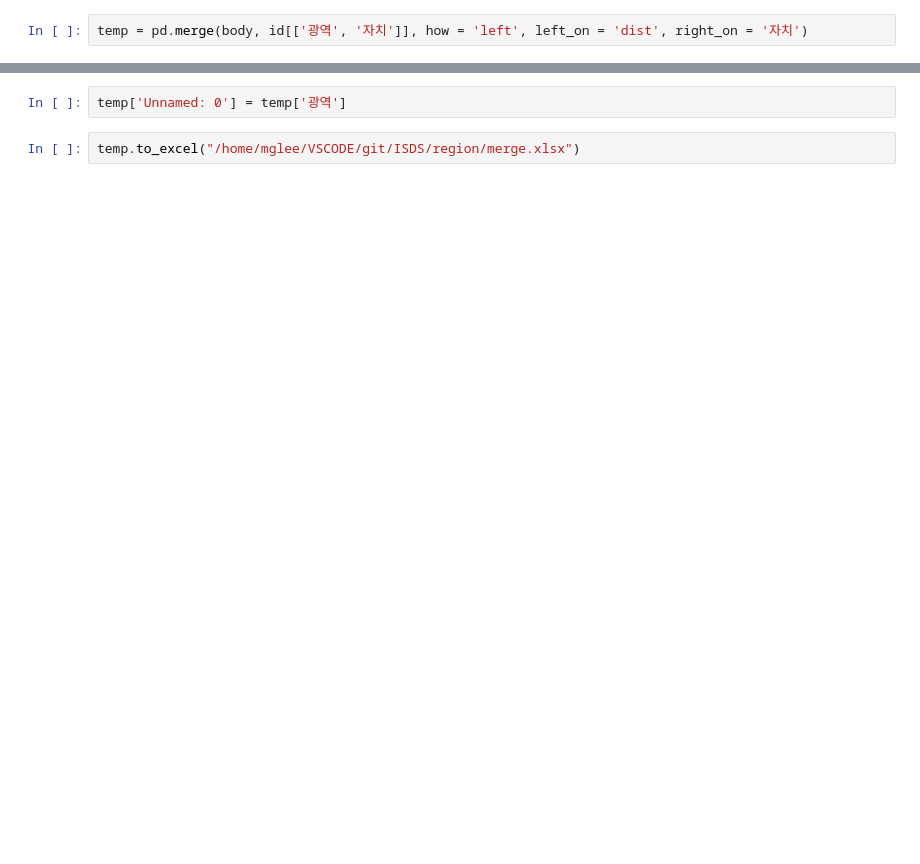
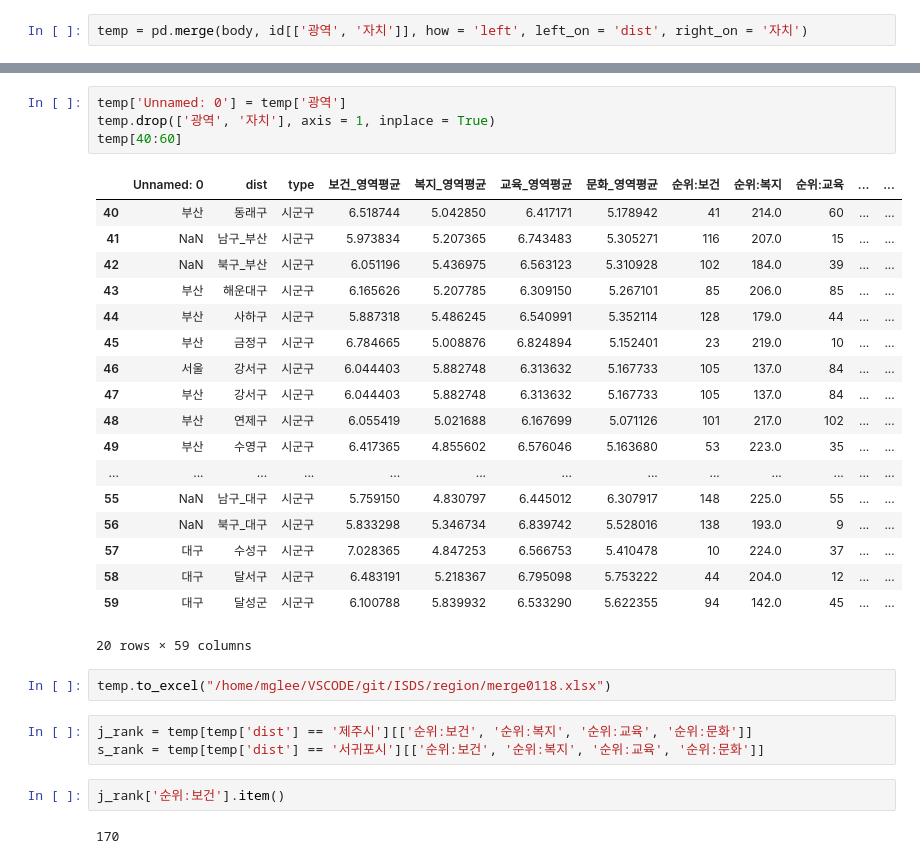
Before and after one commit to mglee815/mglee, a Jupyter notebook: ISDS/region/merge.ipynb, the cells around one changed output, grey strips where cells are left out. Drawn from its saved outputs; the diff is of its cells as text; blank space fills up the shorter version.

```diff
--- a/ISDS/region/merge.ipynb
+++ b/ISDS/region/merge.ipynb
@@ -24,4 +44,32 @@ temp = pd.merge(body, id[['광역', '자치']], how = 'left', left_on = 'dist',
 # %%
 temp['Unnamed: 0'] = temp['광역']
+temp.drop(['광역', '자치'], axis = 1, inplace = True)
+temp[40:60]
+# %% [output]
+|  | Unnamed: 0 | dist | type | 보건_영역평균 | 복지_영역평균 | 교육_영역평균 | 문화_영역평균 | 순위:보건 | 순위:복지 | 순위:교육 | ... | ... |
+| 40 | 부산 | 동래구 | 시군구 | 6.518744 | 5.042850 | 6.417171 | 5.178942 | 41 | 214.0 | 60 | ... | ... |
+| 41 | NaN | 남구_부산 | 시군구 | 5.973834 | 5.207365 | 6.743483 | 5.305271 | 116 | 207.0 | 15 | ... | ... |
+| 42 | NaN | 북구_부산 | 시군구 | 6.051196 | 5.436975 | 6.563123 | 5.310928 | 102 | 184.0 | 39 | ... | ... |
+| 43 | 부산 | 해운대구 | 시군구 | 6.165626 | 5.207785 | 6.309150 | 5.267101 | 85 | 206.0 | 85 | ... | ... |
+| 44 | 부산 | 사하구 | 시군구 | 5.887318 | 5.486245 | 6.540991 | 5.352114 | 128 | 179.0 | 44 | ... | ... |
+| 45 | 부산 | 금정구 | 시군구 | 6.784665 | 5.008876 | 6.824894 | 5.152401 | 23 | 219.0 | 10 | ... | ... |
+| 46 | 서울 | 강서구 | 시군구 | 6.044403 | 5.882748 | 6.313632 | 5.167733 | 105 | 137.0 | 84 | ... | ... |
+| 47 | 부산 | 강서구 | 시군구 | 6.044403 | 5.882748 | 6.313632 | 5.167733 | 105 | 137.0 | 84 | ... | ... |
+| 48 | 부산 | 연제구 | 시군구 | 6.055419 | 5.021688 | 6.167699 | 5.071126 | 101 | 217.0 | 102 | ... | ... |
+| 49 | 부산 | 수영구 | 시군구 | 6.417365 | 4.855602 | 6.576046 | 5.163680 | 53 | 223.0 | 35 | ... | ... |
+| ... | ... | ... | ... | ... | ... | ... | ... | ... | ... | ... | ... | ... |
+| 55 | NaN | 남구_대구 | 시군구 | 5.759150 | 4.830797 | 6.445012 | 6.307917 | 148 | 225.0 | 55 | ... | ... |
+| 56 | NaN | 북구_대구 | 시군구 | 5.833298 | 5.346734 | 6.839742 | 5.528016 | 138 | 193.0 | 9 | ... | ... |
+| 57 | 대구 | 수성구 | 시군구 | 7.028365 | 4.847253 | 6.566753 | 5.410478 | 10 | 224.0 | 37 | ... | ... |
+| 58 | 대구 | 달서구 | 시군구 | 6.483191 | 5.218367 | 6.795098 | 5.753222 | 44 | 204.0 | 12 | ... | ... |
+| 59 | 대구 | 달성군 | 시군구 | 6.100788 | 5.839932 | 6.533290 | 5.622355 | 94 | 142.0 | 45 | ... | ... |
+20 rows × 59 columns
 # %%
-temp.to_excel("/home/mglee/VSCODE/git/ISDS/region/merge.xlsx")
+temp.to_excel("/home/mglee/VSCODE/git/ISDS/region/merge0118.xlsx")
+# %%
+j_rank = temp[temp['dist'] == '제주시'][['순위:보건', '순위:복지', '순위:교육', '순위:문화']]
+s_rank = temp[temp['dist'] == '서귀포시'][['순위:보건', '순위:복지', '순위:교육', '순위:문화']]
+# %%
+j_rank['순위:보건'].item()
+# %% [output]
+170
```
Also changed, not shown: parts of 6 cells of this notebook, 26 other files.
